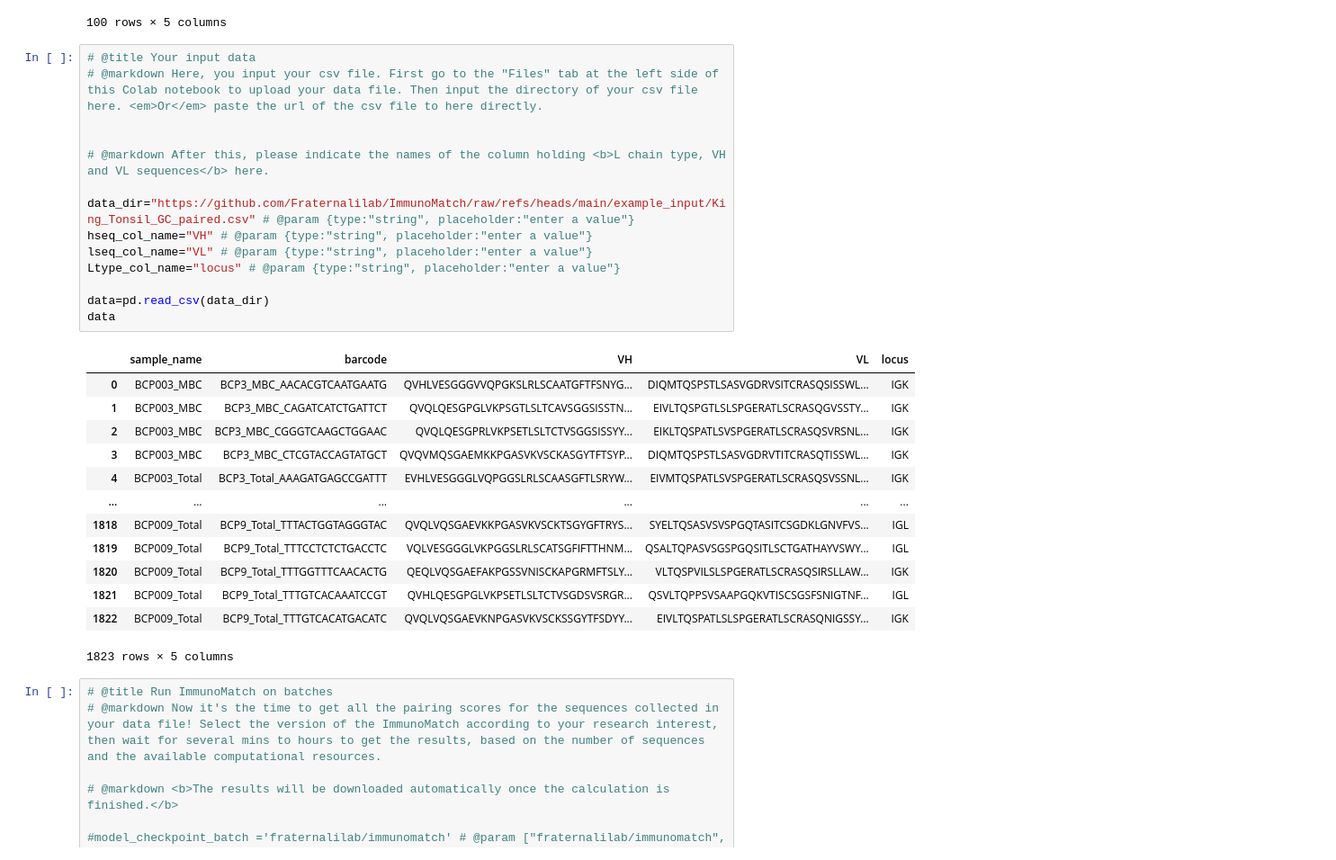
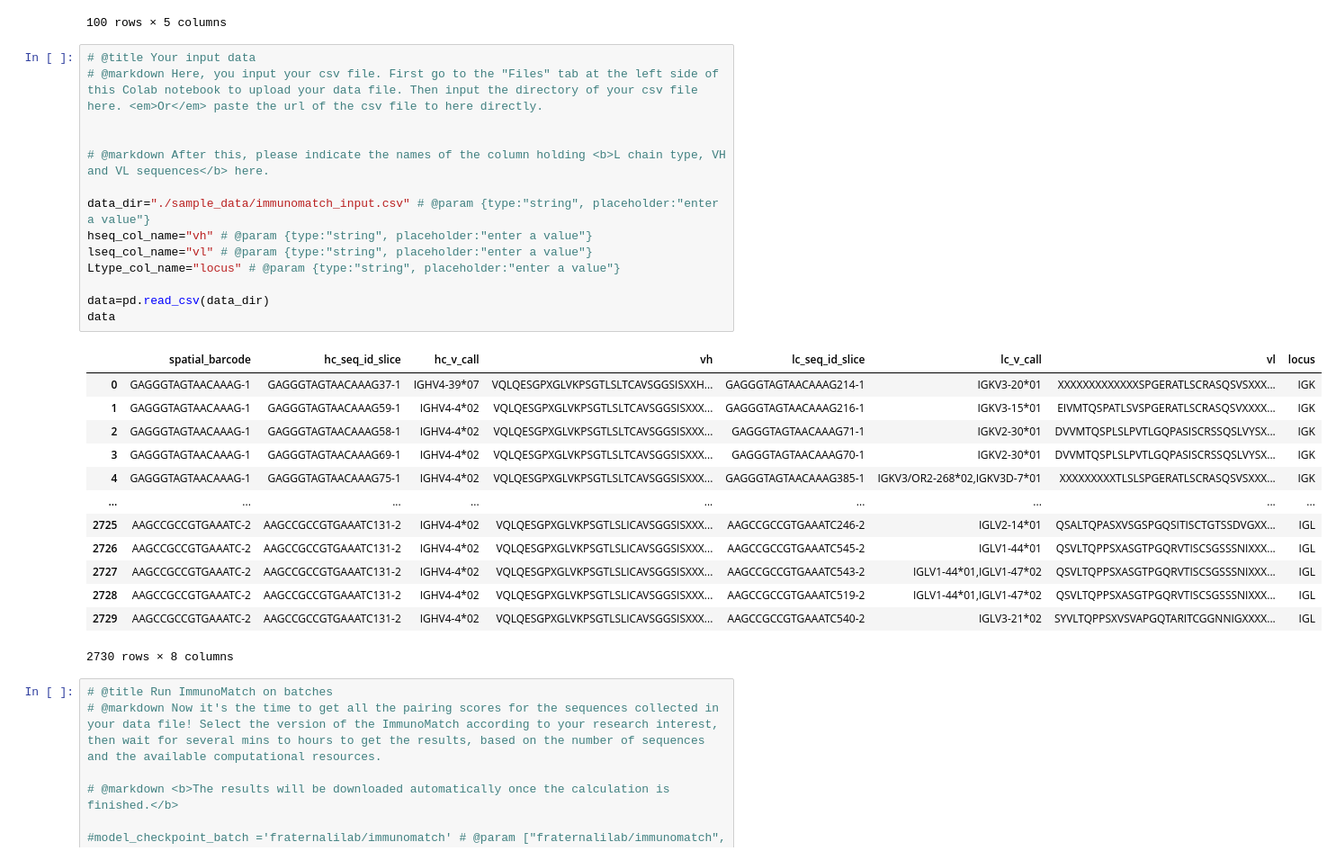
Before and after one commit to hjm2217/Pairing_HL_Seqs_Immunomatch, a Jupyter notebook: Run_ImmunoMatch.ipynb, the cells around one changed output. Shown at 90% size. Cells and saved outputs as stored; diff of their text form.

```diff
--- a/Run_ImmunoMatch.ipynb
+++ b/Run_ImmunoMatch.ipynb
@@ -222,31 +222,31 @@ gc_data
 # %%
 # @title Your input data
 # @markdown Here, you input your csv file. First go to the "Files" tab at the left side of this Colab notebook to upload your data file. Then input the directory of your csv file here. <em>Or</em> paste the url of the csv file to here directly.
 
 
 # @markdown After this, please indicate the names of the column holding <b>L chain type, VH and VL sequences</b> here.
 
-data_dir="https://github.com/Fraternalilab/ImmunoMatch/raw/refs/heads/main/example_input/King_Tonsil_GC_paired.csv" # @param {type:"string", placeholder:"enter a value"}
-hseq_col_name="VH" # @param {type:"string", placeholder:"enter a value"}
-lseq_col_name="VL" # @param {type:"string", placeholder:"enter a value"}
+data_dir="./sample_data/immunomatch_input.csv" # @param {type:"string", placeholder:"enter a value"}
+hseq_col_name="vh" # @param {type:"string", placeholder:"enter a value"}
+lseq_col_name="vl" # @param {type:"string", placeholder:"enter a value"}
 Ltype_col_name="locus" # @param {type:"string", placeholder:"enter a value"}
 
 data=pd.read_csv(data_dir)
 data
 # %% [output]
-|  | sample_name | barcode | VH | VL | locus |
-| 0 | BCP003_MBC | BCP3_MBC_AACACGTCAATGAATG | QVHLVESGGGVVQPGKSLRLSCAATGFTFSNYG... | DIQMTQSPSTLSASVGDRVSITCRASQSISSWL... | IGK |
-| 1 | BCP003_MBC | BCP3_MBC_CAGATCATCTGATTCT | QVQLQESGPGLVKPSGTLSLTCAVSGGSISSTN... | EIVLTQSPGTLSLSPGERATLSCRASQGVSSTY... | IGK |
-| 2 | BCP003_MBC | BCP3_MBC_CGGGTCAAGCTGGAAC | QVQLQESGPRLVKPSETLSLTCTVSGGSISSYY... | EIKLTQSPATLSVSPGERATLSCRASQSVRSNL... | IGK |
-| 3 | BCP003_MBC | BCP3_MBC_CTCGTACCAGTATGCT | QVQVMQSGAEMKKPGASVKVSCKASGYTFTSYP... | DIQMTQSPSTLSASVGDRVTITCRASQTISSWL... | IGK |
-| 4 | BCP003_Total | BCP3_Total_AAAGATGAGCCGATTT | EVHLVESGGGLVQPGGSLRLSCAASGFTLSRYW... | EIVMTQSPATLSVSPGERATLSCRASQSVSSNL... | IGK |
-| ... | ... | ... | ... | ... | ... |
-| 1818 | BCP009_Total | BCP9_Total_TTTACTGGTAGGGTAC | QVQLVQSGAEVKKPGASVKVSCKTSGYGFTRYS... | SYELTQSASVSVSPGQTASITCSGDKLGNVFVS... | IGL |
-| 1819 | BCP009_Total | BCP9_Total_TTTCCTCTCTGACCTC | VQLVESGGGLVKPGGSLRLSCATSGFIFTTHNM... | QSALTQPASVSGSPGQSITLSCTGATHAYVSWY... | IGL |
-| 1820 | BCP009_Total | BCP9_Total_TTTGGTTTCAACACTG | QEQLVQSGAEFAKPGSSVNISCKAPGRMFTSLY... | VLTQSPVILSLSPGERATLSCRASQSIRSLLAW... | IGK |
-| 1821 | BCP009_Total | BCP9_Total_TTTGTCACAAATCCGT | QVHLQESGPGLVKPSETLSLTCTVSGDSVSRGR... | QSVLTQPPSVSAAPGQKVTISCSGSFSNIGTNF... | IGL |
-| 1822 | BCP009_Total | BCP9_Total_TTTGTCACATGACATC | QVQLVQSGAEVKNPGASVKVSCKSSGYTFSDYY... | EIVLTQSPATLSLSPGERATLSCRASQNIGSSY... | IGK |
+|  | spatial_barcode | hc_seq_id_slice | hc_v_call | vh | lc_seq_id_slice | lc_v_call | vl | locus |
+| 0 | GAGGGTAGTAACAAAG-1 | GAGGGTAGTAACAAAG37-1 | IGHV4-39*07 | VQLQESGPXGLVKPSGTLSLTCAVSGGSISXXH... | GAGGGTAGTAACAAAG214-1 | IGKV3-20*01 | XXXXXXXXXXXXXSPGERATLSCRASQSVSXXX... | IGK |
+| 1 | GAGGGTAGTAACAAAG-1 | GAGGGTAGTAACAAAG59-1 | IGHV4-4*02 | VQLQESGPXGLVKPSGTLSLTCAVSGGSISXXX... | GAGGGTAGTAACAAAG216-1 | IGKV3-15*01 | EIVMTQSPATLSVSPGERATLSCRASQSVXXXX... | IGK |
+| 2 | GAGGGTAGTAACAAAG-1 | GAGGGTAGTAACAAAG58-1 | IGHV4-4*02 | VQLQESGPXGLVKPSGTLSLTCAVSGGSISXXX... | GAGGGTAGTAACAAAG71-1 | IGKV2-30*01 | DVVMTQSPLSLPVTLGQPASISCRSSQSLVYSX... | IGK |
+| 3 | GAGGGTAGTAACAAAG-1 | GAGGGTAGTAACAAAG69-1 | IGHV4-4*02 | VQLQESGPXGLVKPSGTLSLTCAVSGGSISXXX... | GAGGGTAGTAACAAAG70-1 | IGKV2-30*01 | DVVMTQSPLSLPVTLGQPASISCRSSQSLVYSX... | IGK |
+| 4 | GAGGGTAGTAACAAAG-1 | GAGGGTAGTAACAAAG75-1 | IGHV4-4*02 | VQLQESGPXGLVKPSGTLSLTCAVSGGSISXXX... | GAGGGTAGTAACAAAG385-1 | IGKV3/OR2-268*02,IGKV3D-7*01 | XXXXXXXXXTLSLSPGERATLSCRASQSVSXXX... | IGK |
+| ... | ... | ... | ... | ... | ... | ... | ... | ... |
+| 2725 | AAGCCGCCGTGAAATC-2 | AAGCCGCCGTGAAATC131-2 | IGHV4-4*02 | VQLQESGPXGLVKPSGTLSLICAVSGGSISXXX... | AAGCCGCCGTGAAATC246-2 | IGLV2-14*01 | QSALTQPASXVSGSPGQSITISCTGTSSDVGXX... | IGL |
+| 2726 | AAGCCGCCGTGAAATC-2 | AAGCCGCCGTGAAATC131-2 | IGHV4-4*02 | VQLQESGPXGLVKPSGTLSLICAVSGGSISXXX... | AAGCCGCCGTGAAATC545-2 | IGLV1-44*01 | QSVLTQPPSXASGTPGQRVTISCSGSSSNIXXX... | IGL |
+| 2727 | AAGCCGCCGTGAAATC-2 | AAGCCGCCGTGAAATC131-2 | IGHV4-4*02 | VQLQESGPXGLVKPSGTLSLICAVSGGSISXXX... | AAGCCGCCGTGAAATC543-2 | IGLV1-44*01,IGLV1-47*02 | QSVLTQPPSXASGTPGQRVTISCSGSSSNIXXX... | IGL |
+| 2728 | AAGCCGCCGTGAAATC-2 | AAGCCGCCGTGAAATC131-2 | IGHV4-4*02 | VQLQESGPXGLVKPSGTLSLICAVSGGSISXXX... | AAGCCGCCGTGAAATC519-2 | IGLV1-44*01,IGLV1-47*02 | QSVLTQPPSXASGTPGQRVTISCSGSSSNIXXX... | IGL |
+| 2729 | AAGCCGCCGTGAAATC-2 | AAGCCGCCGTGAAATC131-2 | IGHV4-4*02 | VQLQESGPXGLVKPSGTLSLICAVSGGSISXXX... | AAGCCGCCGTGAAATC540-2 | IGLV3-21*02 | SYVLTQPPSXVSVAPGQTARITCGGNNIGXXXX... | IGL |
-1823 rows × 5 columns
+2730 rows × 8 columns
 # %%
 # @title Run ImmunoMatch on batches
 # @markdown Now it's the time to get all the pairing scores for the sequences collected in your data file! Select the version of the ImmunoMatch according to your research interest, then wait for several mins to hours to get the results, based on the number of sequences and the available computational resources.
```
Also changed, not shown: parts of 3 cells of this notebook.
